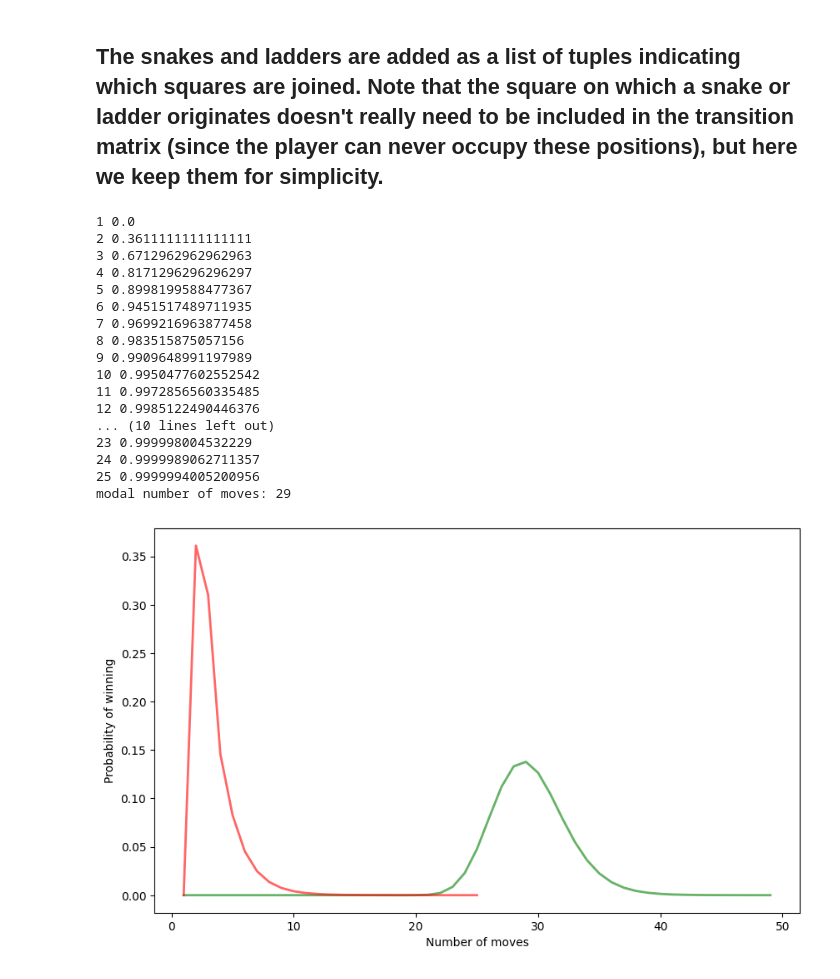
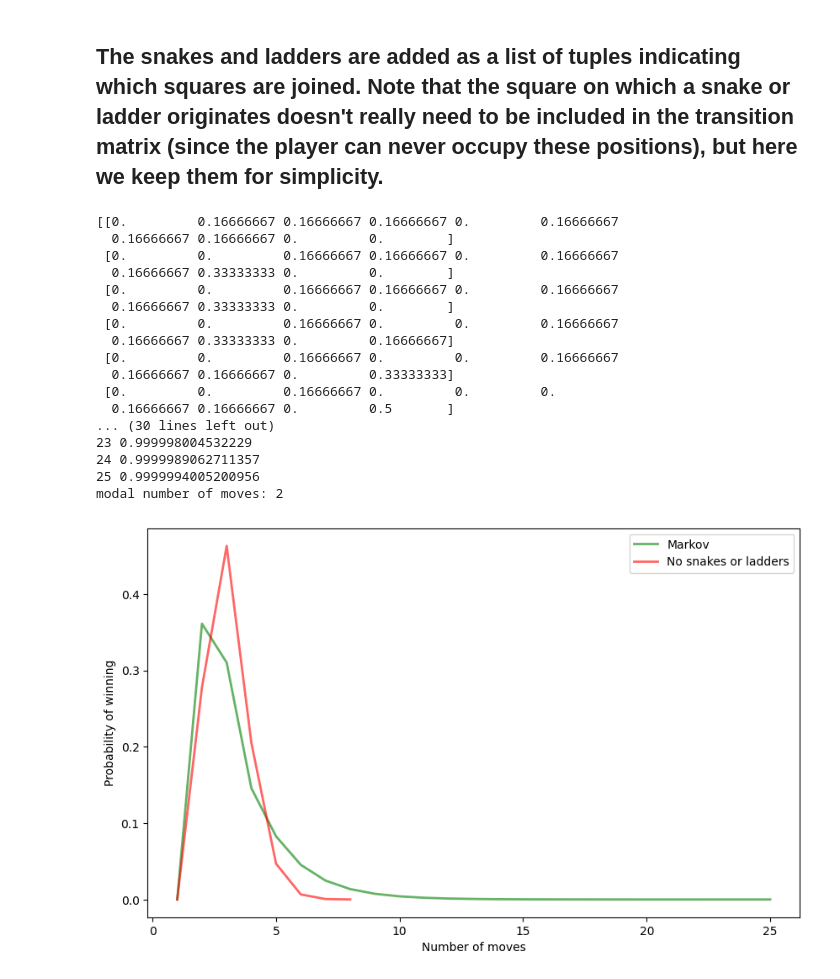
Before and after one commit to wutmeownow/phys441, a Jupyter notebook: JupyterNotebooks/Week12/snakes_and_ladders_simple.ipynb, the cells around one changed output. Drawn from its saved outputs; the diff is of its cells as text; code cells hidden in the pictures.

```diff
--- a/JupyterNotebooks/Week12/snakes_and_ladders_simple.ipynb
+++ b/JupyterNotebooks/Week12/snakes_and_ladders_simple.ipynb
@@ -122,50 +122,53 @@ for i in range(4,9):
 
 for (i1,i2) in trans:
     iw = np.where(T[:,i1] > 0)
     T[:,i1] = 0
     T[iw,i2] += 1/6
 
+print(T)
+
 v = np.zeros(10)
 v[0] = 1
 
-n, P = 0, []
+ns, Ps = 0, []
 cumulative_prob = 0
 # Update the state vector v until the cumulative probability of winning
 # is "effectively" 1
 while cumulative_prob < 0.999999:
-    n += 1
+    ns += 1
     v = v.dot(T)
-    P.append(v[9])
-    cumulative_prob += P[-1]
-    print(n, cumulative_prob)
+    Ps.append(v[9])
+    cumulative_prob += Ps[-1]
+    print(ns, cumulative_prob)
 
 mode = np.argmax(Ps)+1
 print('modal number of moves:', mode)
 
 # Plot the probability of winning as a function of the number of moves
 fig, ax = plt.subplots()
 ax.plot(np.linspace(1,ns,ns), Ps, 'g-', lw=2, alpha=0.6, label='Markov')
 ax.plot(np.linspace(1,n,n), P, 'r-', lw=2, alpha=0.6, label='No snakes or ladders')
 ax.set_xlabel('Number of moves')
 ax.set_ylabel('Probability of winning')
+ax.legend(loc='best')
 
 plt.show()
 # %% [output]
-1 0.0
-2 0.3611111111111111
-3 0.6712962962962963
-4 0.8171296296296297
-5 0.8998199588477367
-6 0.9451517489711935
-7 0.9699216963877458
-8 0.983515875057156
-9 0.9909648991197989
-10 0.9950477602552542
-11 0.9972856560335485
-12 0.9985122490446376
-... (10 lines left out)
+[[0.         0.16666667 0.16666667 0.16666667 0.         0.16666667
+  0.16666667 0.16666667 0.         0.        ]
+ [0.         0.         0.16666667 0.16666667 0.         0.16666667
+  0.16666667 0.33333333 0.         0.        ]
+ [0.         0.         0.16666667 0.16666667 0.         0.16666667
+  0.16666667 0.33333333 0.         0.        ]
+ [0.         0.         0.16666667 0.         0.         0.16666667
+  0.16666667 0.33333333 0.         0.16666667]
+ [0.         0.         0.16666667 0.         0.         0.16666667
+  0.16666667 0.16666667 0.         0.33333333]
+ [0.         0.         0.16666667 0.         0.         0.
+  0.16666667 0.16666667 0.         0.5       ]
+... (30 lines left out)
 23 0.999998004532229
 24 0.9999989062711357
 25 0.9999994005200956
-modal number of moves: 29
+modal number of moves: 2
-[figure, old version]
+[figure, new version]
```
